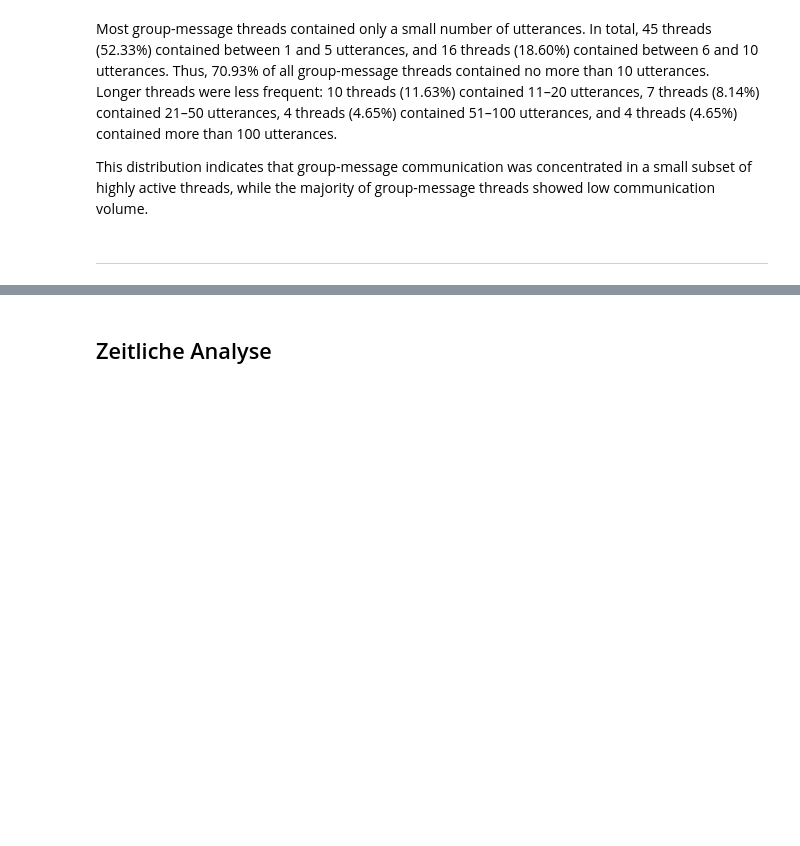
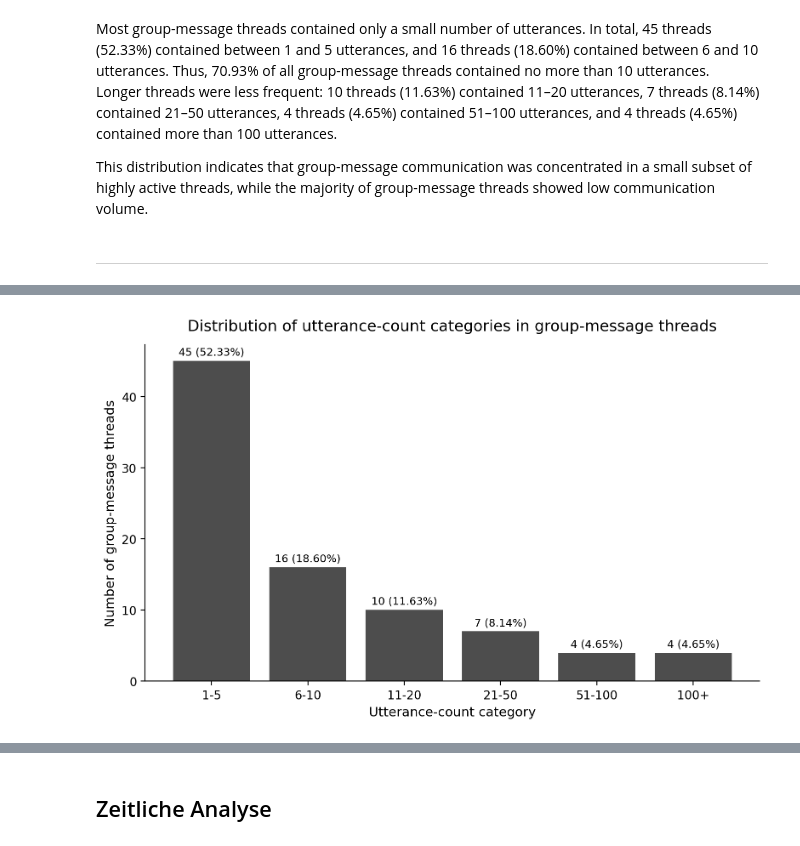
Before and after one commit to sajosa/DocTalk-Corpus-Analysis, a Jupyter notebook: 02_group_messages_analysis/DocTalk_ChatCorpus_Analyse_Gr.ipynb, the cells around one changed output, grey strips where cells are left out. Cells and saved outputs as stored; diff of their text form; code cells hidden in the pictures; blank space fills up the shorter version.

```diff
--- a/02_group_messages_analysis/DocTalk_ChatCorpus_Analyse_Gr.ipynb
+++ b/02_group_messages_analysis/DocTalk_ChatCorpus_Analyse_Gr.ipynb
@@ -4003,0 +4002,12 @@ plt.show()
+# %%
+# =========================
+# Print category-level summary
+# =========================
+
+for _, row in G_utterance_stats_by_category_df.iterrows():
+    print(
+        f"Category {row['utterance_count_category']}: "
+        f"mean words per utterance = {row['mean_words_per_utterance']:.2f}, "
+        f"mean sentences per utterance = {row['mean_sentences_per_utterance']:.2f}, "
+        f"mean words per sentence = {row['mean_words_per_sentence']:.2f}"
+    )
@@ -4003,0 +4063,87 @@ plt.show()
+# %%
+# =========================
+# Visualization: thread-size category distribution
+# JMIR-ready dark grey version
+# =========================
+
+import matplotlib.pyplot as plt
+
+fig, ax = plt.subplots(figsize=(8, 5))
+
+# Dark grey bars
+bar_color = "#4D4D4D"
+
+bars = ax.bar(
+    G_utterance_count_category_df["utterance_count_category"],
+    G_utterance_count_category_df["number_of_group_message_threads"],
+    color=bar_color
+)
+
+ax.set_title(
+    "Distribution of utterance-count categories in group-message threads",
+    fontsize=13,
+    pad=12
+)
+
+ax.set_xlabel(
+    "Utterance-count category",
+    fontsize=11
+)
+
+ax.set_ylabel(
+    "Number of group-message threads",
+    fontsize=11
+)
+
+# Add values above bars
+for bar, (_, row) in zip(bars, G_utterance_count_category_df.iterrows()):
+    height = bar.get_height()
+    ax.text(
+        bar.get_x() + bar.get_width() / 2,
+        height + 0.5,
+        f"{int(row['number_of_group_message_threads'])} "
+        f"({row['percentage_of_group_message_threads']:.2f}%)",
+        ha="center",
+        va="bottom",
+        fontsize=9
+    )
+
+# Cleaner scientific layout
+ax.spines["top"].set_visible(False)
+ax.spines["right"].set_visible(False)
+
+ax.tick_params(axis="both", labelsize=10)
+
+plt.tight_layout()
+
+# Save figure
+figure_file_png = (
+    FIGURE_OUTPUT_DIR
+    / "G_utterance_count_category_distribution_darkgrey.png"
+)
+
+figure_file_svg = (
+    FIGURE_OUTPUT_DIR
+    / "G_utterance_count_category_distribution_darkgrey.svg"
+)
+
+plt.savefig(
+    figure_file_png,
+    dpi=300,
+    bbox_inches="tight"
+)
+
+plt.savefig(
+    figure_file_svg,
+    bbox_inches="tight"
+)
+
+plt.show()
+
+print("Saved PNG figure to:")
+print(figure_file_png)
+
+print("\nSaved SVG figure to:")
+print(figure_file_svg)
+# %% [output]
+[figure, added]
```
Also changed, not shown: parts of 32 cells of this notebook, 10 other files.
